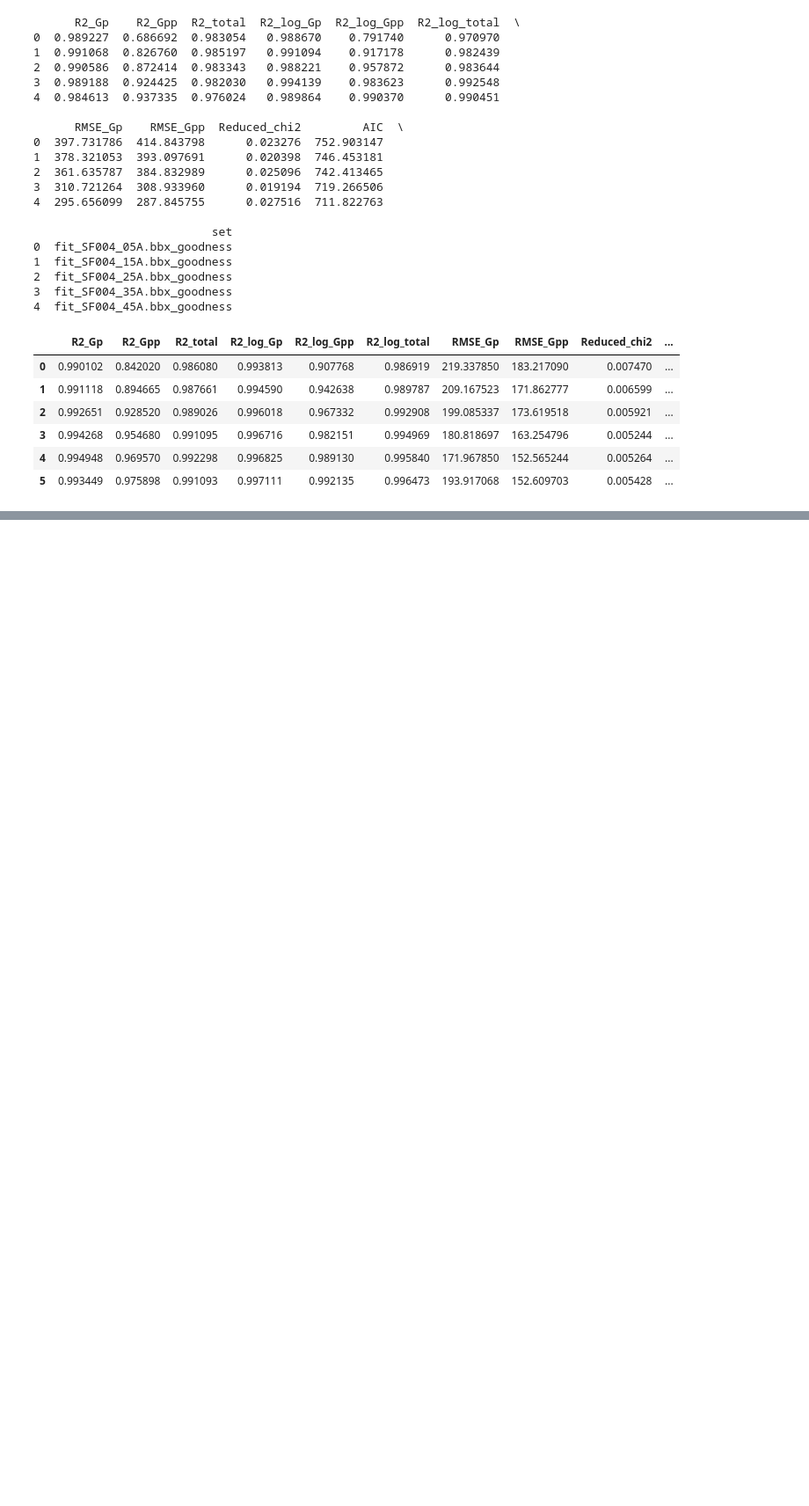
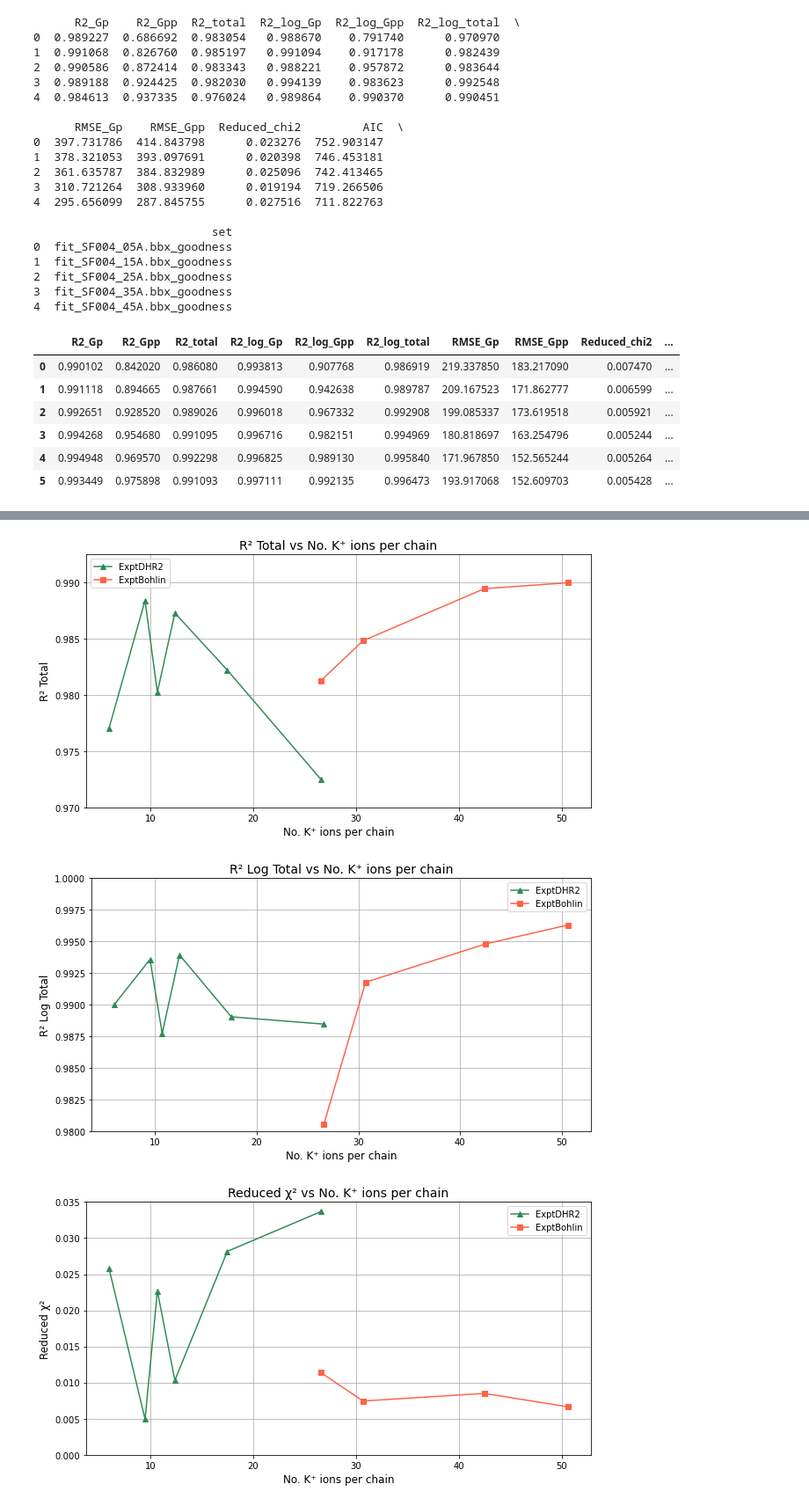
Before and after one commit to sc-coding-work/Sticky_Dumbbell_MS_Project, a Jupyter notebook: Fits_folder/Results_analysis.ipynb, the cells around one changed output, grey strips where cells are left out. Shown at 88% size. Saved outputs shown, nothing was run; the diff lists cells and outputs as text; code cells hidden in the pictures; blank space fills up the shorter version.

```diff
--- a/Fits_folder/Results_analysis.ipynb
+++ b/Fits_folder/Results_analysis.ipynb
@@ -177,0 +180,4 @@ plot_two_dfs(df_by_folder,
+# %%
+df_by_folder['ExptDHR2_data']['No. K⁺ ions per chain'] = [9.5, 6.0, 12.4, 26.6, 10.7, 17.5]
+df_by_folder['ExptBohlin_data']['No. K⁺ ions per chain'] = [42.5, 26.6, 30.7, 50.6]
+df_by_folder['ExptDHR2_data']
@@ -177,0 +192,52 @@ plot_two_dfs(df_by_folder,
+# %%
+def plot_two_dfs(df_by_folder, folder1, folder2, label1, label2, y_col='R2_total', y_title=None, x_col='No. K⁺ ions per chain', ylim=None):
+    """
+    Plots two dataframes on the same graph.
+
+    Parameters:
+        df_by_folder : dict of dataframes
+        folder1/2    : keys to pull from df_by_folder
+        label1/2     : legend labels for each dataframe
+        y_col        : column to plot on y-axis (default 'R2_total')
+        y_title      : title for y-axis (default None)
+        x_col        : column to plot on x-axis (default 'temperature')
+        ylim         : tuple for y-axis limits, e.g. (0.97, 0.995). None for auto.
+    """
+    df1 = df_by_folder[folder1].sort_values('No. K⁺ ions per chain')
+    df2 = df_by_folder[folder2].sort_values('No. K⁺ ions per chain')
+
+    fig, ax = plt.subplots(figsize=(9, 5))
+
+    ax.plot(df1[x_col], df1[y_col], marker='^', color='seagreen', label=label1) #The [] contains the ion values
+    ax.plot(df2[x_col], df2[y_col], marker='s', color='tomato',    label=label2)
+
+    ax.set_xlabel('No. K⁺ ions per chain', fontsize=12)
+    ax.set_ylabel(y_title, fontsize=12)
+    ax.set_title(f'{y_title} vs No. K⁺ ions per chain', fontsize=14)
+    ax.legend()
+    ax.grid(True)
+    if ylim:
+        ax.set_ylim(ylim)
+
+    plt.tight_layout()
+    plt.savefig(f'{y_col}_vs_K+_ions_for_TDepend_data.png', dpi=150)
+    plt.show()
+
+
+# Example call
+plot_two_dfs(df_by_folder,
+             folder1='ExptDHR2_data', folder2='ExptBohlin_data',
+             label1='ExptDHR2',       label2='ExptBohlin',
+             y_col='R2_total', y_title='R² Total', ylim=(0.97, 0.9925))
+plot_two_dfs(df_by_folder,
+             folder1='ExptDHR2_data', folder2='ExptBohlin_data',
+             label1='ExptDHR2',       label2='ExptBohlin',
+             y_col='R2_log_total', y_title='R² Log Total', ylim=(0.98, 1))
+plot_two_dfs(df_by_folder,
+             folder1='ExptDHR2_data', folder2='ExptBohlin_data',
+             label1='ExptDHR2',       label2='ExptBohlin',
+             y_col='Reduced_chi2', y_title='Reduced χ²', ylim=(0, 0.035))
+# %% [output]
+[figure, added]
+[figure, added]
+[figure, added]
```
Also changed, not shown: parts of 4 cells of this notebook, 3 other files.
